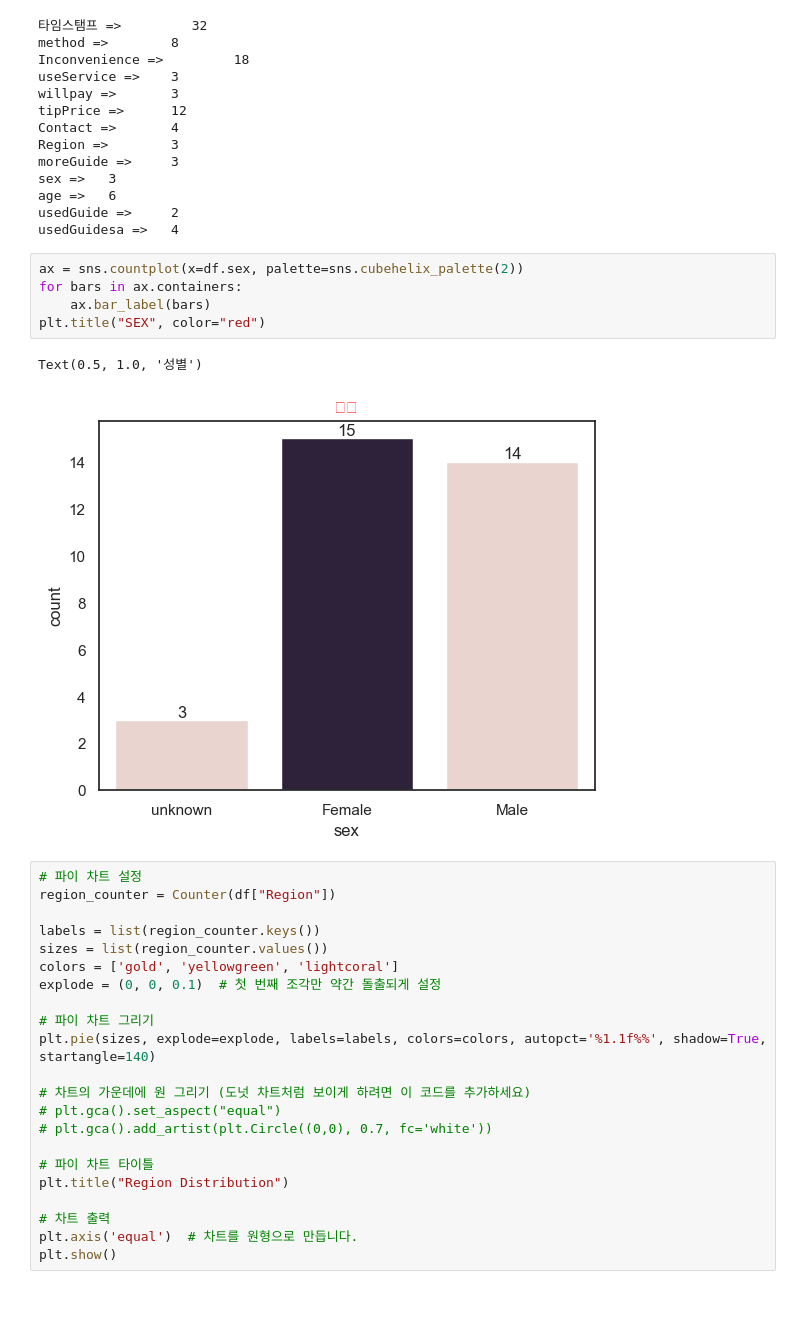
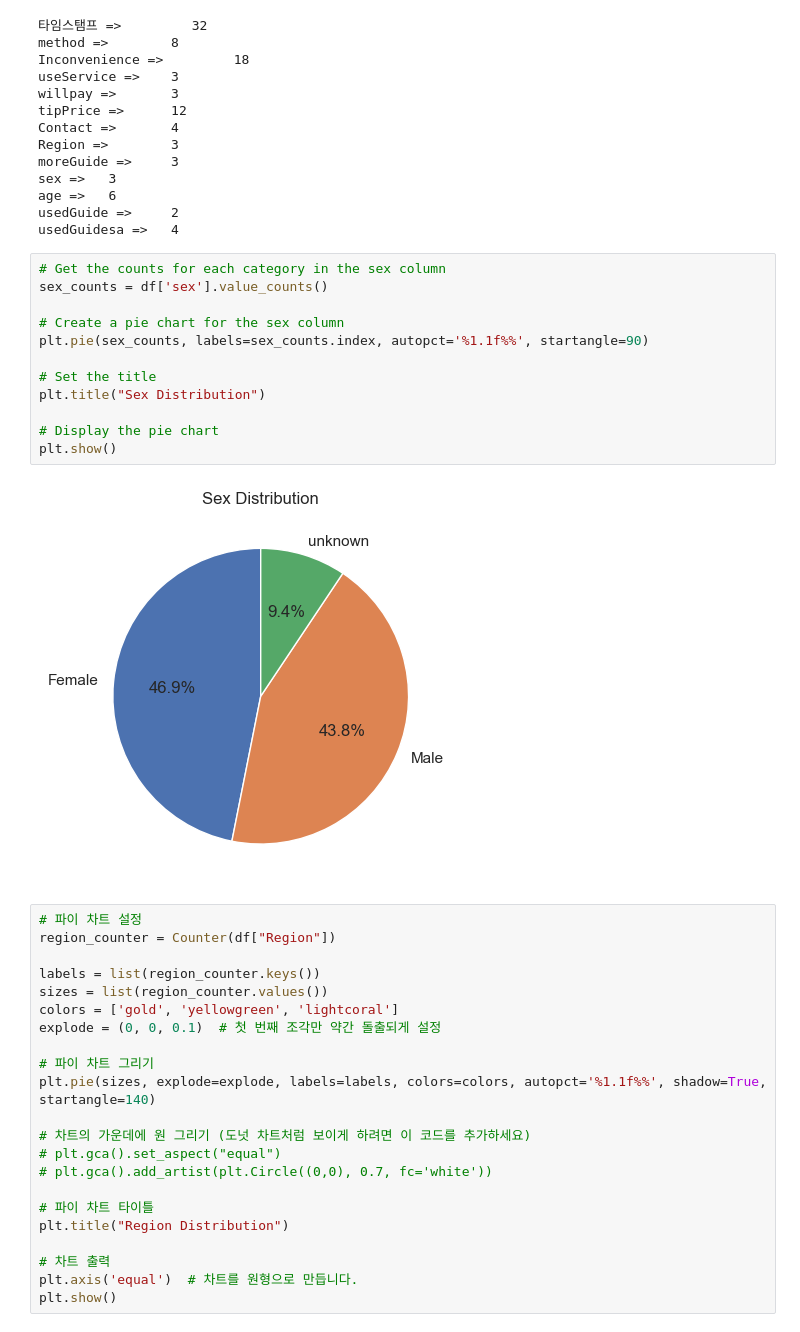
Before and after one commit to taewan2002/EDA, a Jupyter notebook: Guider/Guider.ipynb, the cells around one changed output. Cells and saved outputs as stored; diff of their text form; blank space fills up the shorter version.

```diff
--- a/Guider/Guider.ipynb
+++ b/Guider/Guider.ipynb
@@ -46,14 +35,20 @@ sex =>   3
 age =>   6
 usedGuide =>     2
 usedGuidesa =>   4
-# %%
-ax = sns.countplot(x=df.sex, palette=sns.cubehelix_palette(2))
-for bars in ax.containers:
-    ax.bar_label(bars)
-plt.title("SEX", color="red")
-# %% [output]
-Text(0.5, 1.0, '성별')
-[figure, removed]
+# %%
+# Get the counts for each category in the sex column
+sex_counts = df['sex'].value_counts()
+
+# Create a pie chart for the sex column
+plt.pie(sex_counts, labels=sex_counts.index, autopct='%1.1f%%', startangle=90)
+
+# Set the title
+plt.title("Sex Distribution")
+
+# Display the pie chart
+plt.show()
+# %% [output]
+[figure, added]
 # %%
 # 파이 차트 설정
 region_counter = Counter(df["Region"])
```
Also changed, not shown: parts of 1 cell of this notebook.
